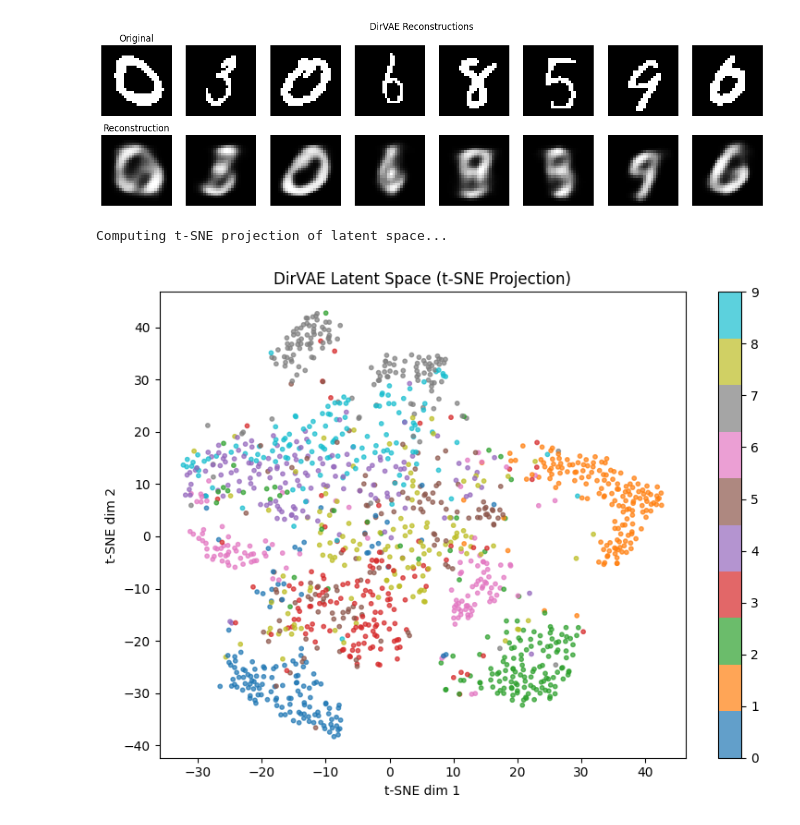
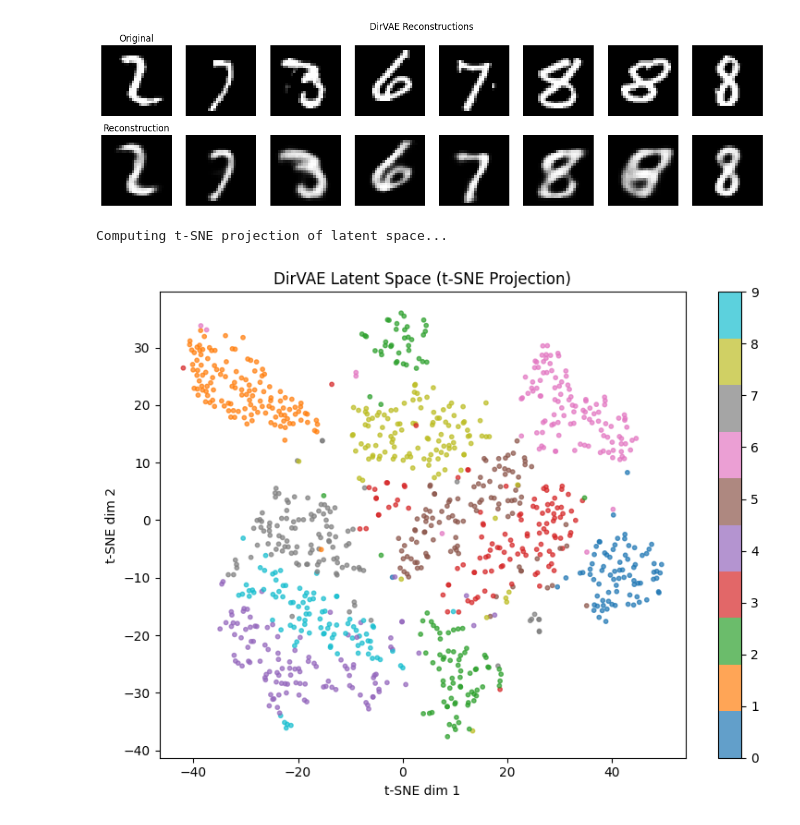
Before and after one commit to KarolineKlan/deep_project_group_38, a Jupyter notebook: notebooks/Dirichlet_implementations.ipynb, the cells around one changed output. Saved outputs shown, nothing was run; the diff lists cells and outputs as text; code cells hidden in the pictures.

```diff
--- a/notebooks/Dirichlet_implementations.ipynb
+++ b/notebooks/Dirichlet_implementations.ipynb
@@ -284,7 +298,7 @@ TypeError: default_collate: batch must contain tensors, numpy arrays, numbers, d
     import matplotlib.pyplot as plt
     from sklearn.manifold import TSNE
     import numpy as np
-    model=model_DIR
+    model=model_GAU
     # -----------------------------
     # Plot some reconstructions
     # -----------------------------
@@ -326,32 +340,32 @@ TypeError: default_collate: batch must contain tensors, numpy arrays, numbers, d
     # Collect a batch of latent representations
     z_all = []
     y_all = []
     with torch.no_grad():
         for xb, yb in loader:
             xb = xb.to(device)
             _, z, _, _ = model(xb)
             z_all.append(z.cpu())
             y_all.append(yb)
             if len(z_all) > 10:  # limit to ~1280 samples
                 break
 
     z_all = torch.cat(z_all, dim=0).numpy()
     y_all = torch.cat(y_all, dim=0).numpy()
 
     # t-SNE to 2D
     tsne = TSNE(n_components=2, perplexity=30, random_state=42)
     z_2d = tsne.fit_transform(z_all)
 
     # Plot t-SNE
     plt.figure(figsize=(8, 6))
     scatter = plt.scatter(z_2d[:, 0], z_2d[:, 1], c=y_all, cmap="tab10", s=10, alpha=0.7)
     plt.colorbar(scatter, ticks=range(10))
     plt.title("DirVAE Latent Space (t-SNE Projection)")
     plt.xlabel("t-SNE dim 1")
     plt.ylabel("t-SNE dim 2")
     plt.tight_layout()
     plt.show()
 # %% [output]
-[figure, old version]
+[figure, new version]
 Computing t-SNE projection of latent space...
-[figure, old version]
+[figure, new version]
```
Also changed, not shown: parts of 1 cell of this notebook.
